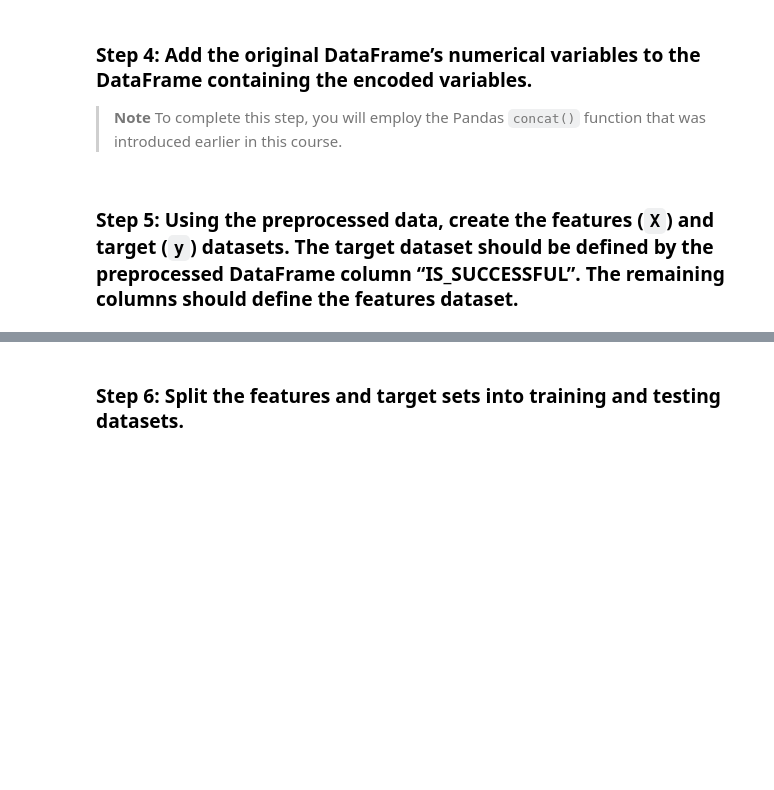
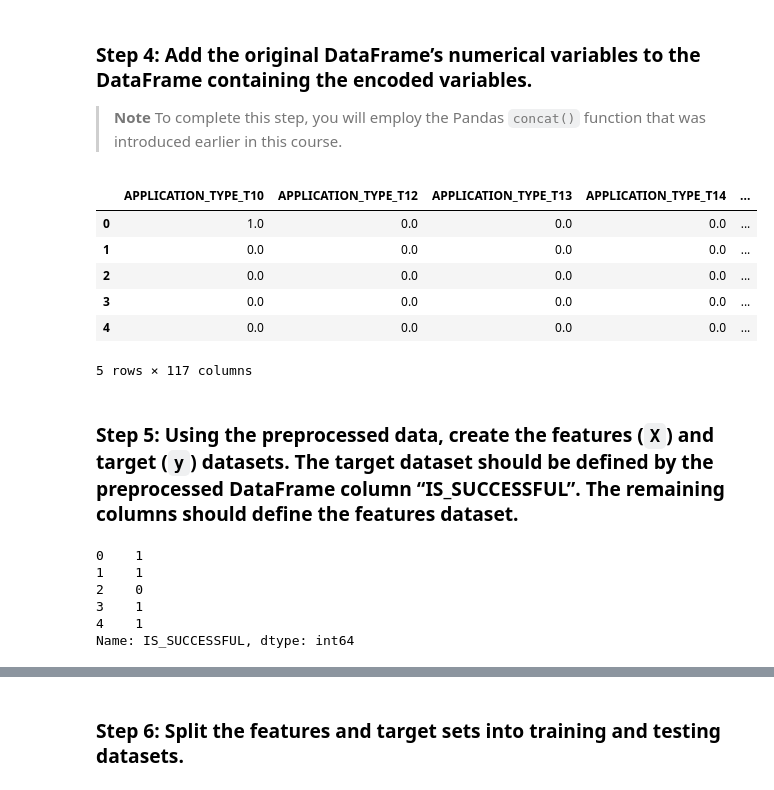
Before and after one commit to hyppolite314/Module_13, a Jupyter notebook: GC_Module_13.ipynb, the cells around one changed output, grey strips where cells are left out. Saved outputs shown, nothing was run; the diff lists cells and outputs as text; code cells hidden in the pictures; blank space fills up the shorter version.

```diff
--- a/GC_Module_13.ipynb
+++ b/GC_Module_13.ipynb
@@ -142,17 +202,43 @@ encoded_df = # YOUR CODE HERE
 > **Note** To complete this step, you will employ the Pandas `concat()` function that was introduced earlier in this course.
 # %%
 # Add the numerical variables from the original DataFrame to the one-hot encoding DataFrame
-encoded_df = # YOUR CODE HERE
+# Isolating numerical columns from modified DataFrame
+
+num_vars = list(applicant_data_df.dtypes[applicant_data_df.dtypes == "int64"].index)
+
+
+encoded_df =  pd.concat(
+    [
+     encoded_df,
+     applicant_data_df[num_vars]
+     ],
+     axis=1
+)
 
 # Review the Dataframe
-# YOUR CODE HERE
+encoded_df.head()
+# %% [output]
+|  | APPLICATION_TYPE_T10 | APPLICATION_TYPE_T12 | APPLICATION_TYPE_T13 | APPLICATION_TYPE_T14 | ... |
+| 0 | 1.0 | 0.0 | 0.0 | 0.0 | ... |
+| 1 | 0.0 | 0.0 | 0.0 | 0.0 | ... |
+| 2 | 0.0 | 0.0 | 0.0 | 0.0 | ... |
+| 3 | 0.0 | 0.0 | 0.0 | 0.0 | ... |
+| 4 | 0.0 | 0.0 | 0.0 | 0.0 | ... |
+5 rows × 117 columns
 # %% [markdown]
 ### Step 5: Using the preprocessed data, create the features (`X`) and target (`y`) datasets. The target dataset should be defined by the preprocessed DataFrame column “IS_SUCCESSFUL”. The remaining columns should define the features dataset.
 # %%
 # Define the target set y using the IS_SUCCESSFUL column
-y = # YOUR CODE HERE
+y = encoded_df['IS_SUCCESSFUL']
 
 # Display a sample of y
-# YOUR CODE HERE
+y.head()
+# %% [output]
+0    1
+1    1
+2    0
+3    1
+4    1
+Name: IS_SUCCESSFUL, dtype: int64
 # %%
 # Define features set X by selecting all columns but IS_SUCCESSFUL
```
Also changed, not shown: parts of 47 cells of this notebook.
